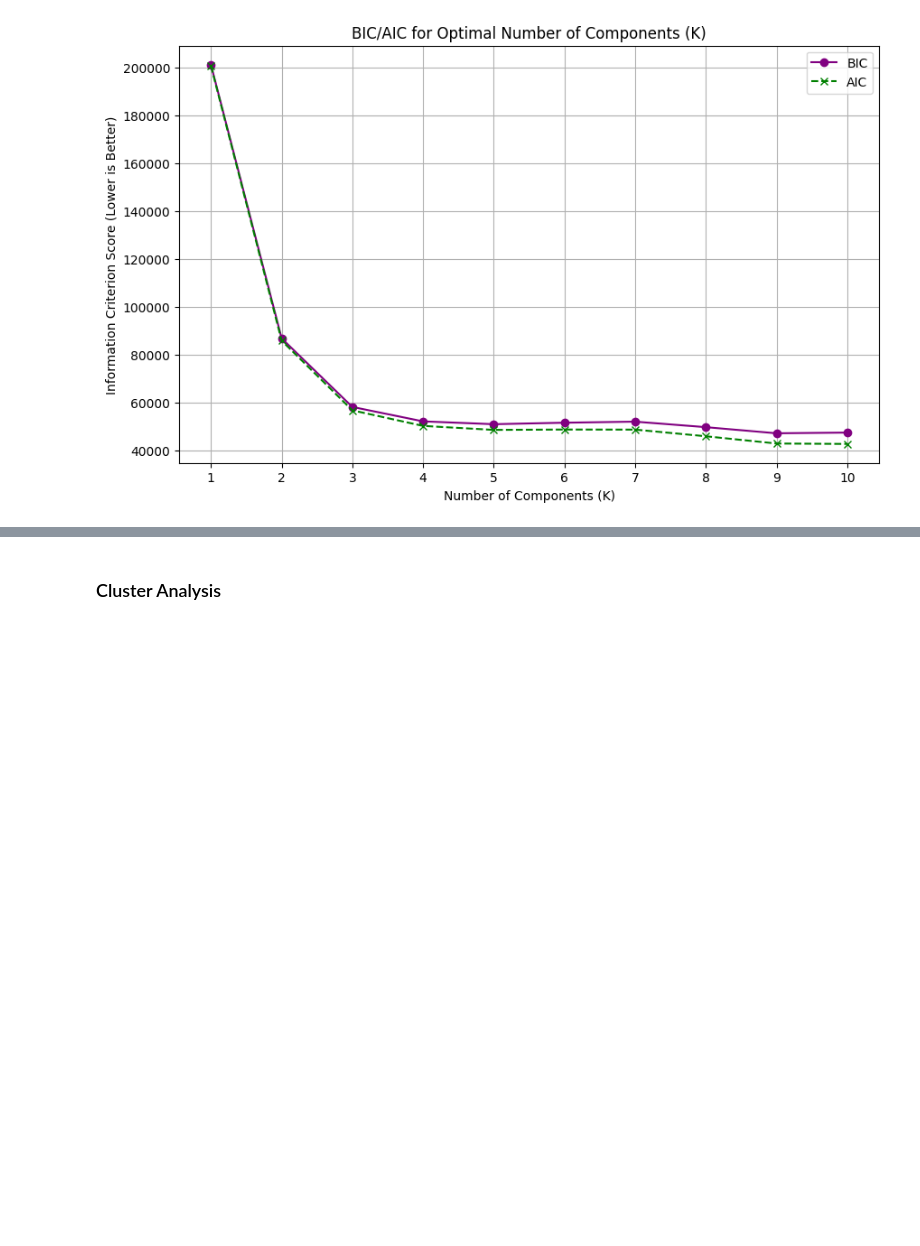
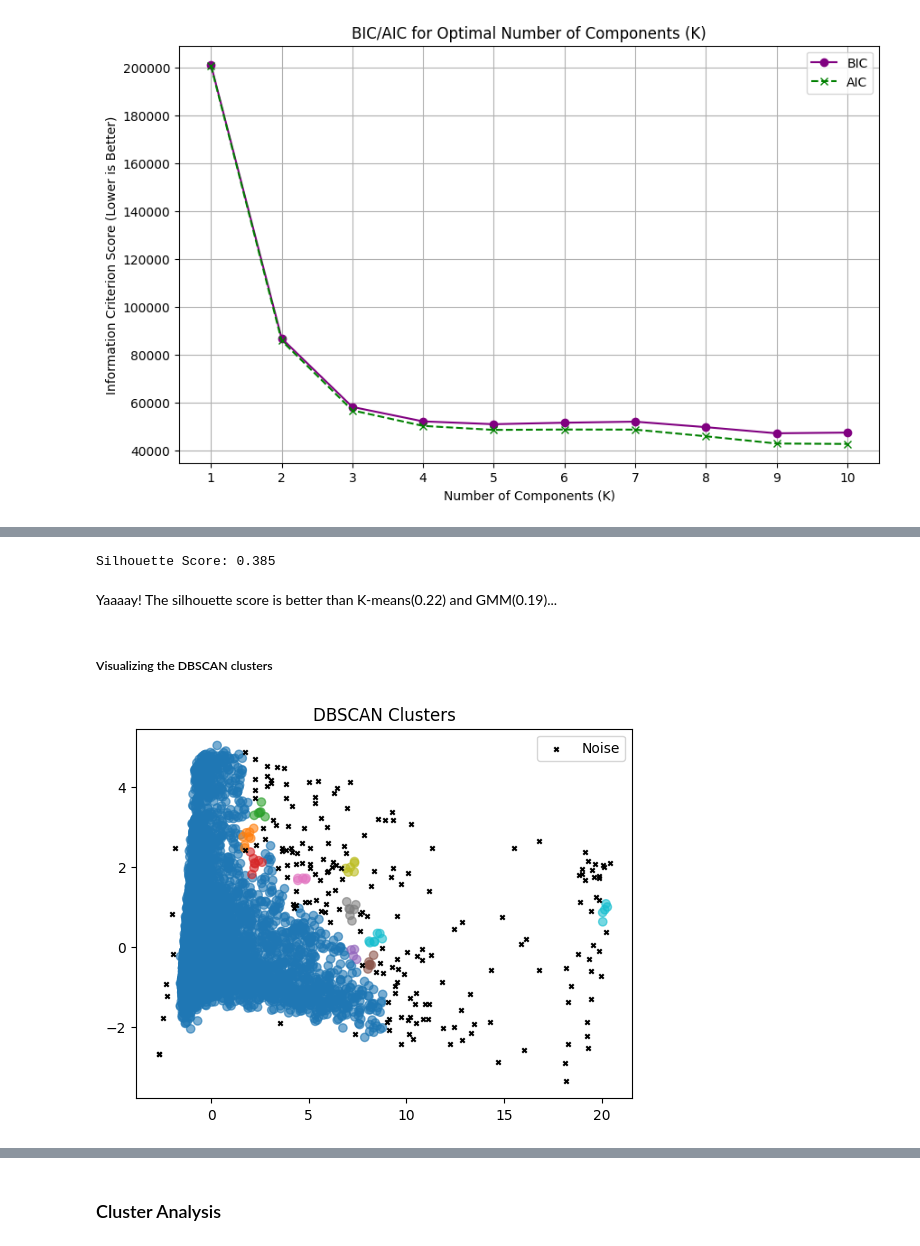
Before and after one commit to WamzMwangi/Advanced_Machine_Learning, a Jupyter notebook: Clustering_Algorithms/Spotify_clustering_project.ipynb, the cells around one changed output, grey strips where cells are left out. Cells and saved outputs as stored; diff of their text form; code cells hidden in the pictures; blank space fills up the shorter version.

```diff
--- a/Clustering_Algorithms/Spotify_clustering_project.ipynb
+++ b/Clustering_Algorithms/Spotify_clustering_project.ipynb
@@ -269,0 +344,23 @@ Number of clusters found: 35
+# %%
+from sklearn.metrics import silhouette_score
+
+# exclude noise points (label = -1)
+mask = labels_dbscan != -1
+score = silhouette_score(pca_result[mask], labels_dbscan[mask])
+print(f"Silhouette Score: {score:.3f}")
+# %% [output]
+Silhouette Score: 0.385
+# %% [markdown]
+Yaaaay! The silhouette score is better than K-means(0.22) and GMM(0.19)...
+# %% [markdown]
+##### Visualizing the DBSCAN clusters
+# %%
+mask = labels_dbscan != -1
+
+plt.scatter(pca_result[mask, 0], pca_result[mask, 1], c=labels_dbscan[mask], cmap='tab10', alpha=0.6)
+plt.scatter(pca_result[~mask, 0], pca_result[~mask, 1], c='black', marker='x', s=10, label='Noise')
+plt.legend()
+plt.title("DBSCAN Clusters")
+plt.show()
+# %% [output]
+[figure, added]
```
Also changed, not shown: parts of 25 cells of this notebook.
